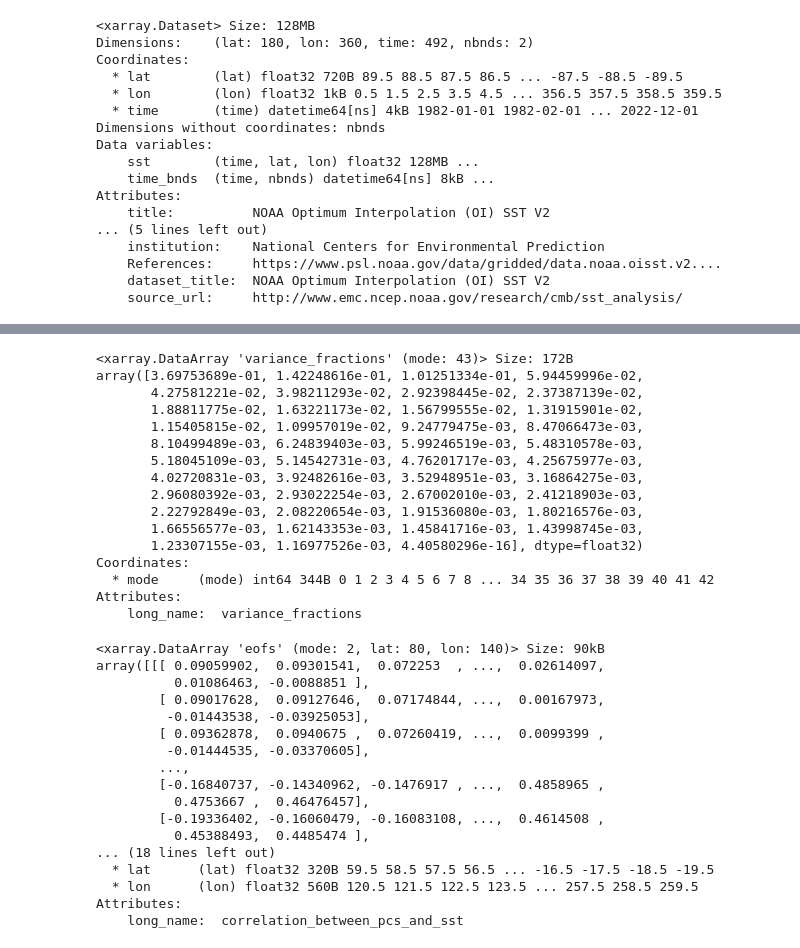
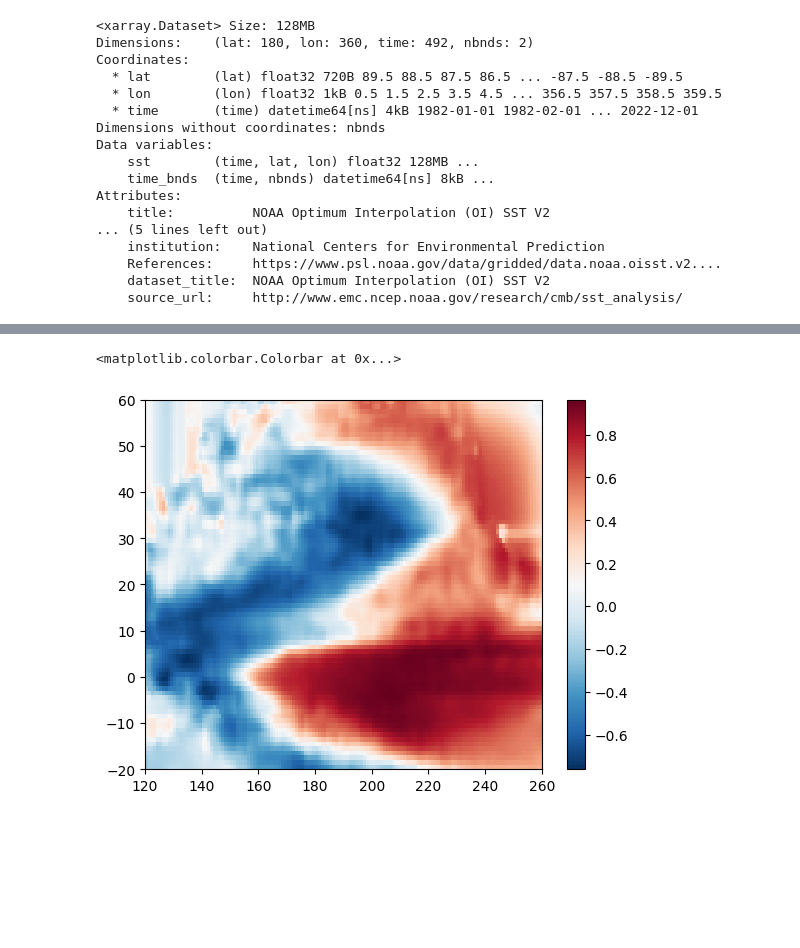
Before and after one commit to milicak/Data_Analysis_Course, a Jupyter notebook: Compute_EOF_ElNino.ipynb, the cells around one changed output, grey strips where cells are left out. Drawn from its saved outputs; the diff is of its cells as text; code cells hidden in the pictures; blank space fills up the shorter version.

```diff
--- a/Compute_EOF_ElNino.ipynb
+++ b/Compute_EOF_ElNino.ipynb
@@ -178,39 +174,5 @@ plt.show()
-# %%
-solver.varianceFraction()
-# %% [output]
-<xarray.DataArray 'variance_fractions' (mode: 43)> Size: 172B
-array([3.69753689e-01, 1.42248616e-01, 1.01251334e-01, 5.94459996e-02,
-       4.27581221e-02, 3.98211293e-02, 2.92398445e-02, 2.37387139e-02,
-       1.88811775e-02, 1.63221173e-02, 1.56799555e-02, 1.31915901e-02,
-       1.15405815e-02, 1.09957019e-02, 9.24779475e-03, 8.47066473e-03,
-       8.10499489e-03, 6.24839403e-03, 5.99246519e-03, 5.48310578e-03,
-       5.18045109e-03, 5.14542731e-03, 4.76201717e-03, 4.25675977e-03,
-       4.02720831e-03, 3.92482616e-03, 3.52948951e-03, 3.16864275e-03,
-       2.96080392e-03, 2.93022254e-03, 2.67002010e-03, 2.41218903e-03,
-       2.22792849e-03, 2.08220654e-03, 1.91536080e-03, 1.80216576e-03,
-       1.66556577e-03, 1.62143353e-03, 1.45841716e-03, 1.43998745e-03,
-       1.23307155e-03, 1.16977526e-03, 4.40580296e-16], dtype=float32)
-Coordinates:
-  * mode     (mode) int64 344B 0 1 2 3 4 5 6 7 8 ... 34 35 36 37 38 39 40 41 42
-Attributes:
-    long_name:  variance_fractions
-# %%
-eof1
-# %% [output]
-<xarray.DataArray 'eofs' (mode: 2, lat: 80, lon: 140)> Size: 90kB
-array([[[ 0.09059902,  0.09301541,  0.072253  , ...,  0.02614097,
-          0.01086463, -0.0088851 ],
-        [ 0.09017628,  0.09127646,  0.07174844, ...,  0.00167973,
-         -0.01443538, -0.03925053],
-        [ 0.09362878,  0.0940675 ,  0.07260419, ...,  0.0099399 ,
-         -0.01444535, -0.03370605],
-        ...,
-        [-0.16840737, -0.14340962, -0.1476917 , ...,  0.4858965 ,
-          0.4753667 ,  0.46476457],
-        [-0.19336402, -0.16060479, -0.16083108, ...,  0.4614508 ,
-          0.45388493,  0.4485474 ],
-... (18 lines left out)
-  * lat      (lat) float32 320B 59.5 58.5 57.5 56.5 ... -16.5 -17.5 -18.5 -19.5
-  * lon      (lon) float32 560B 120.5 121.5 122.5 123.5 ... 257.5 258.5 259.5
-Attributes:
-    long_name:  correlation_between_pcs_and_sst
+# %%
+plt.pcolormesh(sst.lon,sst.lat,eof1[0,:,:],cmap='RdBu_r');plt.colorbar()
+# %% [output]
+<matplotlib.colorbar.Colorbar at 0x...>
+[figure, added]
```
Also changed, not shown: parts of 12 cells of this notebook.
